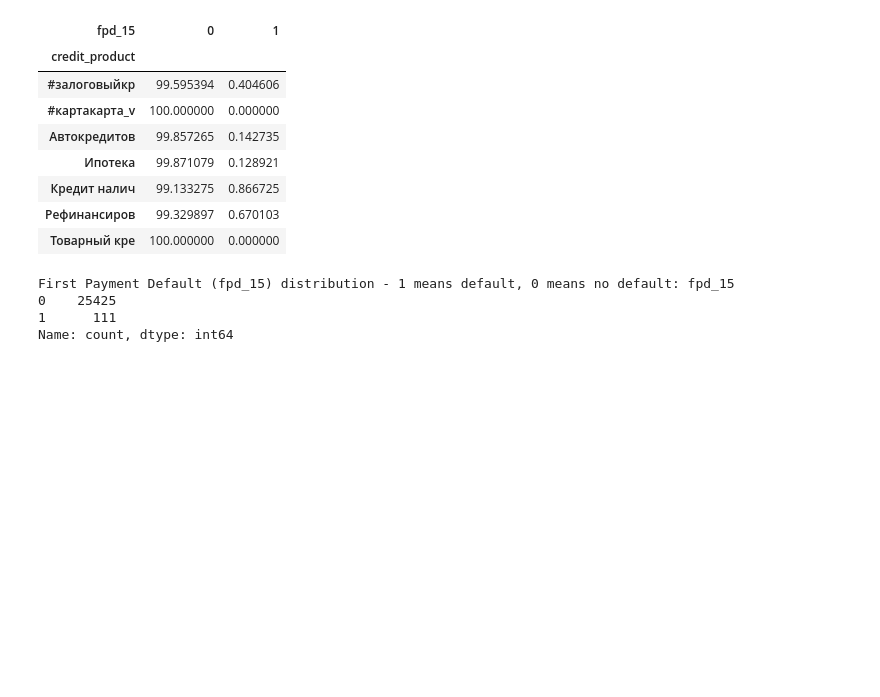
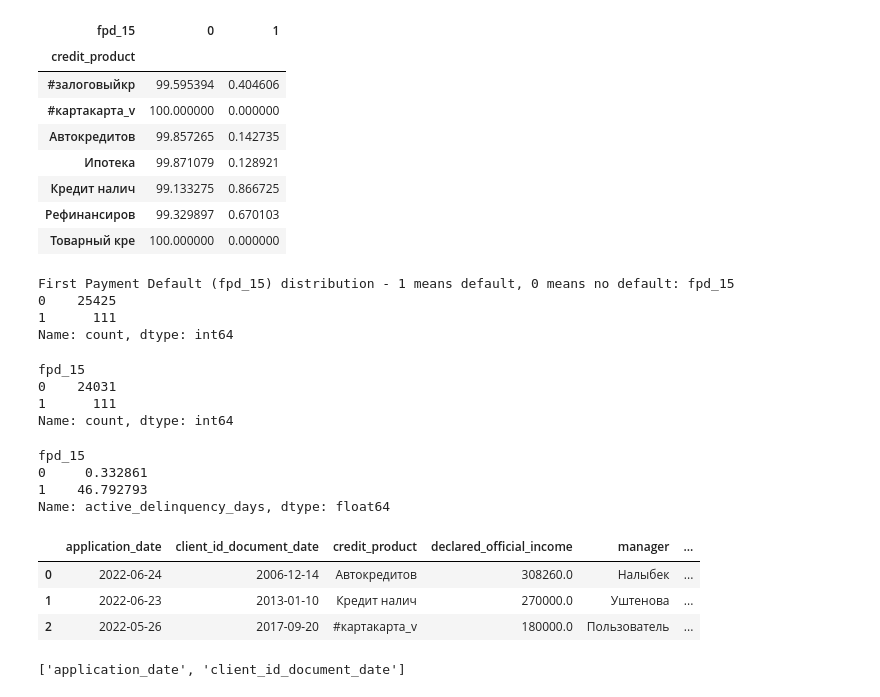
Before and after one commit to somethingaboutyoundme/Real-Time-Antifraud-Risk-Scoring-Platform, a Jupyter notebook: freedom-loan-fraud-scoring/notebooks/01_data_understanding.ipynb, the cells around one changed output. Saved outputs shown, nothing was run; the diff lists cells and outputs as text; code cells hidden in the pictures; blank space fills up the shorter version.

```diff
--- a/freedom-loan-fraud-scoring/notebooks/01_data_understanding.ipynb
+++ b/freedom-loan-fraud-scoring/notebooks/01_data_understanding.ipynb
@@ -293,3 +294,34 @@ First Payment Default (fpd_15) distribution - 1 means default, 0 means no defaul
 0    25425
 1      111
 Name: count, dtype: int64
+# %%
+mask = df['cenz_15_1_maturity_flag'] == 1
+df.loc[mask,'fpd_15'].value_counts()
+# %% [output]
+fpd_15
+0    24031
+1      111
+Name: count, dtype: int64
+# %%
+df.groupby('fpd_15')['active_delinquency_days'].mean()
+# %% [output]
+fpd_15
+0     0.332861
+1    46.792793
+Name: active_delinquency_days, dtype: float64
+# %%
+df = df.drop(columns=['active_delinquency_days'])
+# %%
+df.head(3)
+# %% [output]
+|  | application_date | client_id_document_date | credit_product | declared_official_income | manager | ... |
+| 0 | 2022-06-24 | 2006-12-14 | Автокредитов | 308260.0 | Налыбек | ... |
+| 1 | 2022-06-23 | 2013-01-10 | Кредит налич | 270000.0 | Уштенова | ... |
+| 2 | 2022-05-26 | 2017-09-20 | #картакарта_v | 180000.0 | Пользователь | ... |
+# %%
+num_cols = df.select_dtypes(include=['int64','float64']).columns.tolist()
+cat_cols = df.select_dtypes(include=['object']).columns.tolist()
+date_cols = df.select_dtypes(include=['datetime']).columns.tolist()
+date_cols
+# %% [output]
+['application_date', 'client_id_document_date']
```
Also changed, not shown: 3 other files.
